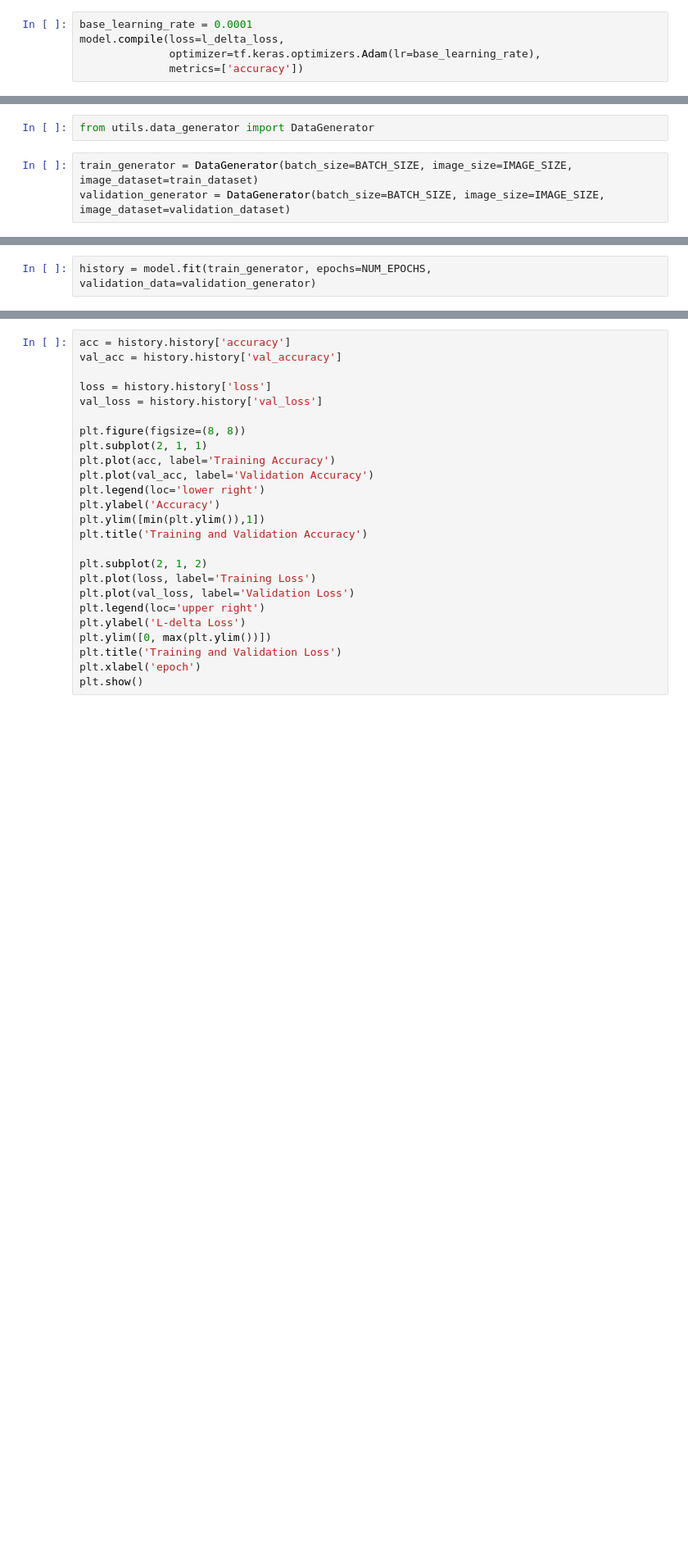
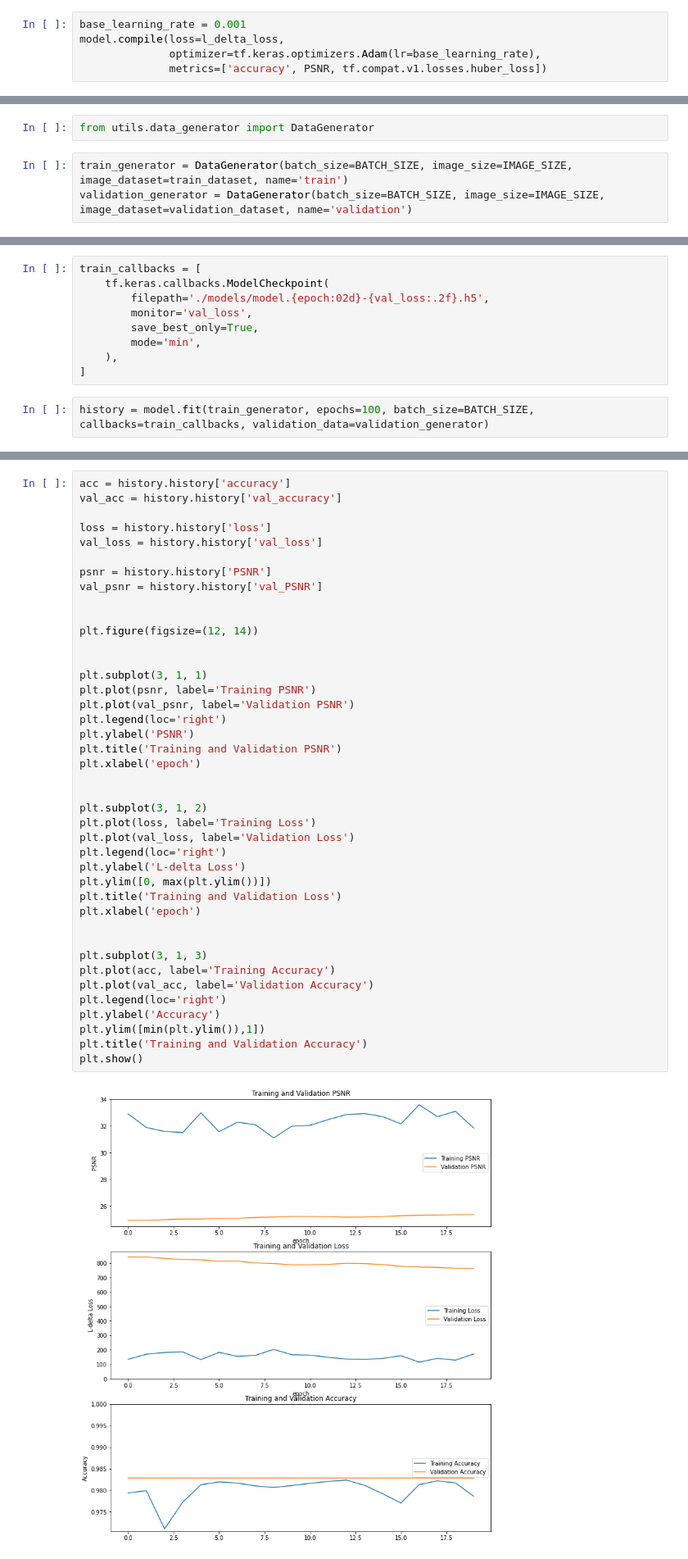
Before and after one commit to haivanka/Image-Colorization, a Jupyter notebook: train-test.ipynb, the cells around one changed output, grey strips where cells are left out. Shown: that part at 82% size. Cells and saved outputs as stored; diff of their text form; blank space fills up the shorter version.

Commit message:
Add saving of best models

```diff
--- a/train-test.ipynb
+++ b/train-test.ipynb
@@ -60,8 +57,8 @@ def PSNR(y_true, y_pred):
 # %%
-base_learning_rate = 0.0001
+base_learning_rate = 0.001
 model.compile(loss=l_delta_loss,
               optimizer=tf.keras.optimizers.Adam(lr=base_learning_rate),
-              metrics=['accuracy'])
+              metrics=['accuracy', PSNR, tf.compat.v1.losses.huber_loss])
 # %%
 model.summary()
 # %% [output]
@@ -85,5 +82,5 @@ ________________________________________________________________________________
 # %%
 from utils.data_generator import DataGenerator
 # %%
-train_generator = DataGenerator(batch_size=BATCH_SIZE, image_size=IMAGE_SIZE, image_dataset=train_dataset)
-validation_generator = DataGenerator(batch_size=BATCH_SIZE, image_size=IMAGE_SIZE, image_dataset=validation_dataset)
+train_generator = DataGenerator(batch_size=BATCH_SIZE, image_size=IMAGE_SIZE, image_dataset=train_dataset, name='train')
+validation_generator = DataGenerator(batch_size=BATCH_SIZE, image_size=IMAGE_SIZE, image_dataset=validation_dataset, name='validation')
@@ -119,3 +87,12 @@ train_generator.__len__()
+# %%
+train_callbacks = [
+    tf.keras.callbacks.ModelCheckpoint(
+        filepath='./models/model.{epoch:02d}-{val_loss:.2f}.h5',
+        monitor='val_loss',
+        save_best_only=True,
+        mode='min',
+    ),
+]
 # %%
-history = model.fit(train_generator, epochs=NUM_EPOCHS, validation_data=validation_generator)
+history = model.fit(train_generator, epochs=100, batch_size=BATCH_SIZE, callbacks=train_callbacks, validation_data=validation_generator)
 # %% [output]
@@ -138,28 +102,46 @@ Epoch 4/40
 # %%
 acc = history.history['accuracy']
 val_acc = history.history['val_accuracy']
 
 loss = history.history['loss']
 val_loss = history.history['val_loss']
 
-plt.figure(figsize=(8, 8))
-plt.subplot(2, 1, 1)
-plt.plot(acc, label='Training Accuracy')
-plt.plot(val_acc, label='Validation Accuracy')
-plt.legend(loc='lower right')
-plt.ylabel('Accuracy')
-plt.ylim([min(plt.ylim()),1])
-plt.title('Training and Validation Accuracy')
+psnr = history.history['PSNR']
+val_psnr = history.history['val_PSNR']
 
-plt.subplot(2, 1, 2)
+
+plt.figure(figsize=(12, 14))
+
+
+plt.subplot(3, 1, 1)
+plt.plot(psnr, label='Training PSNR')
+plt.plot(val_psnr, label='Validation PSNR')
+plt.legend(loc='right')
+plt.ylabel('PSNR')
+plt.title('Training and Validation PSNR')
+plt.xlabel('epoch')
+
+
+plt.subplot(3, 1, 2)
 plt.plot(loss, label='Training Loss')
 plt.plot(val_loss, label='Validation Loss')
-plt.legend(loc='upper right')
+plt.legend(loc='right')
 plt.ylabel('L-delta Loss')
 plt.ylim([0, max(plt.ylim())])
 plt.title('Training and Validation Loss')
 plt.xlabel('epoch')
+
+
+plt.subplot(3, 1, 3)
+plt.plot(acc, label='Training Accuracy')
+plt.plot(val_acc, label='Validation Accuracy')
+plt.legend(loc='right')
+plt.ylabel('Accuracy')
+plt.ylim([min(plt.ylim()),1])
+plt.title('Training and Validation Accuracy')
 plt.show()
+# %% [output]
+[figure, added]
 # %%
 test_generator = DataGenerator(batch_size=BATCH_SIZE, image_size=IMAGE_SIZE, image_dataset=test_dataset)
 test_batch = test_generator.__getitem__(0)
```
Also changed, not shown: parts of 18 cells of this notebook, 1 other file.
